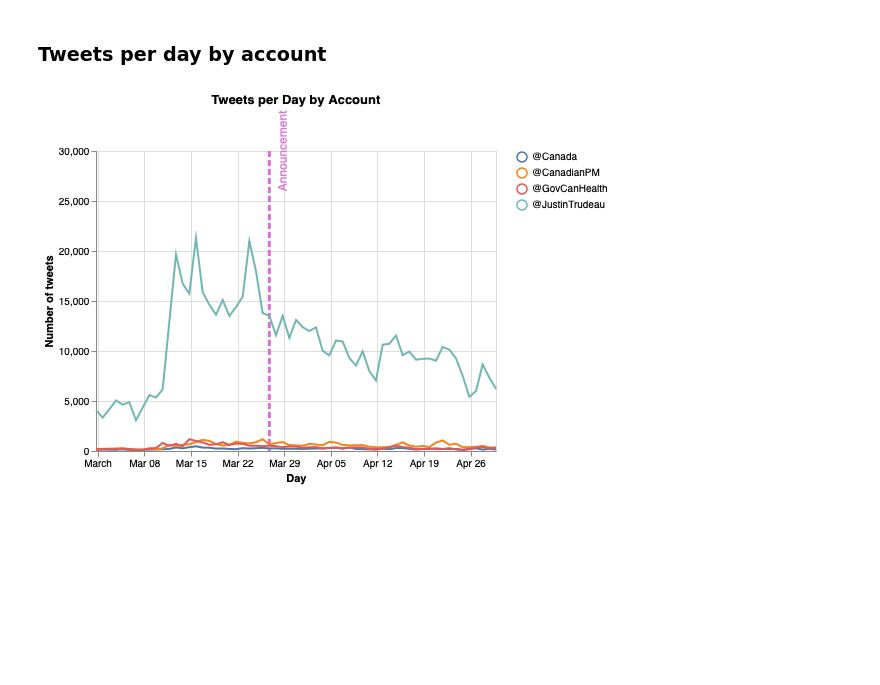
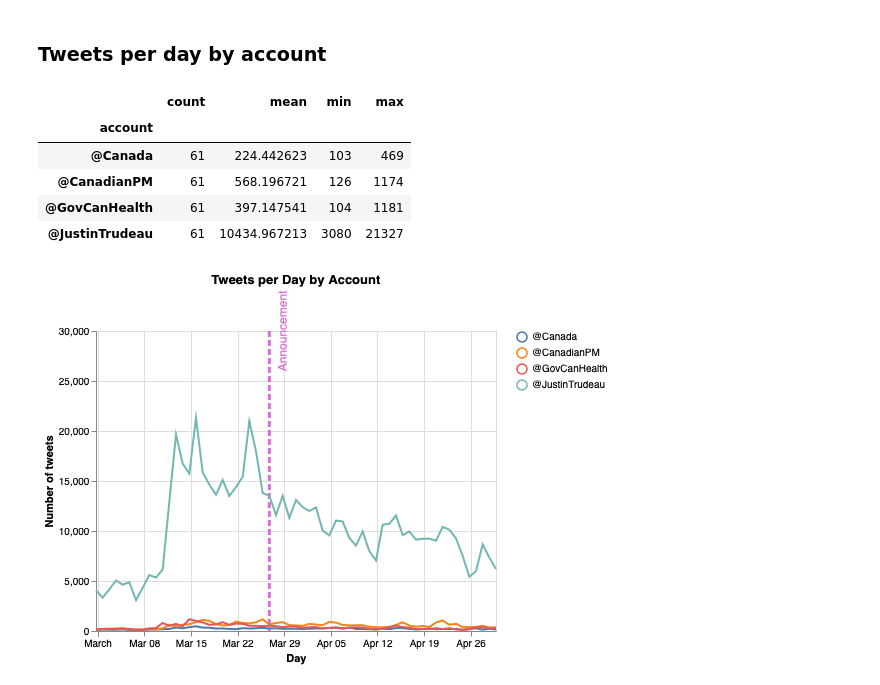
Before and after one commit to vcuspinera/Canada_response_covid, a Jupyter notebook: src/eda.ipynb, the cells around one changed output. Saved outputs shown, nothing was run; the diff lists cells and outputs as text; code cells hidden in the pictures; blank space fills up the shorter version.

```diff
--- a/src/eda.ipynb
+++ b/src/eda.ipynb
@@ -149,3 +144,14 @@ Wall time: 12.5 s
 # %% [markdown]
 ### Tweets per day by account
+# %%
+# Stats
+df_aux = pd.DataFrame(df_tot.groupby(['account', 'day'])['tweet'].count()).reset_index()
+df_aux.groupby(['account'])['tweet'].agg(['count', 'mean', 'min', 'max'])
+# %% [output]
+|  | count | mean | min | max |
+| account |  |  |  |  |
+| @Canada | 61 | 224.442623 | 103 | 469 |
+| @CanadianPM | 61 | 568.196721 | 126 | 1174 |
+| @GovCanHealth | 61 | 397.147541 | 104 | 1181 |
+| @JustinTrudeau | 61 | 10434.967213 | 3080 | 21327 |
 # %%
```
Also changed, not shown: parts of 23 cells of this notebook, 4 other files.
